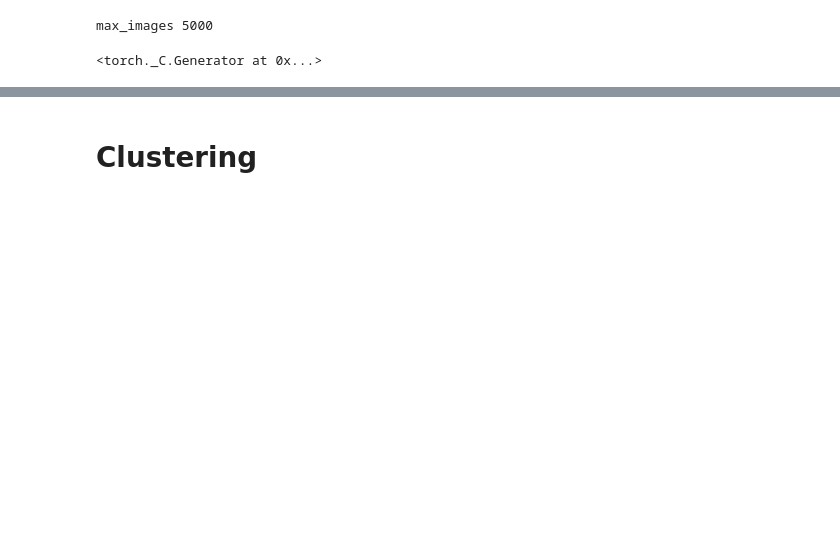
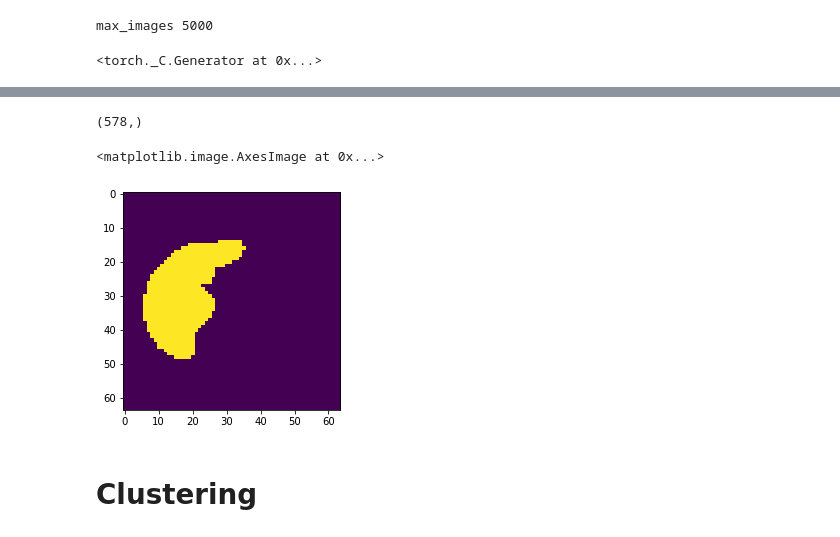
Before and after one commit to mattesko/CompNet-Medical, a Jupyter notebook: notebooks/vmf_learning.ipynb, the cells around one changed output, grey strips where cells are left out. Saved outputs shown, nothing was run; the diff lists cells and outputs as text; code cells hidden in the pictures; blank space fills up the shorter version.

```diff
--- a/notebooks/vmf_learning.ipynb
+++ b/notebooks/vmf_learning.ipynb
@@ -125,3 +200,18 @@ Wall time: 13.3 s
+# %%
+threshold = 0.01
+ff = mask_feature_map[0] > threshold
+
+flat_mask = mask_feature_map.reshape(mask_feature_map.shape[0], -1)
+ff2 = np.argwhere(flat_mask[0] > threshold).reshape(-1)
+
+ff2.shape
+# %% [output]
+(578,)
+# %%
+plt.imshow(ff)
+# %% [output]
+<matplotlib.image.AxesImage at 0x...>
+[figure, added]
 # %% [markdown]
 # Clustering
 # %%
```
Also changed, not shown: parts of 31 cells of this notebook, 1 other file.
